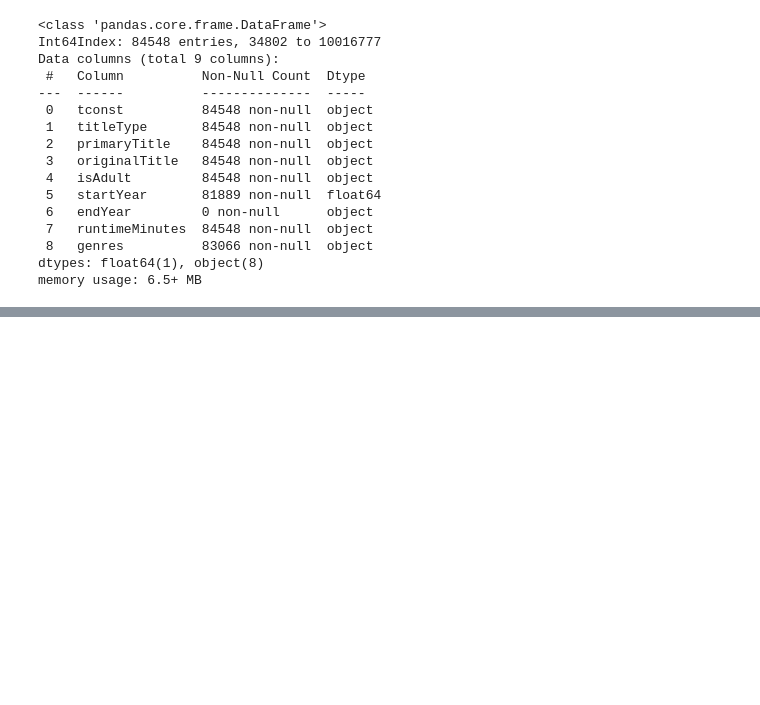
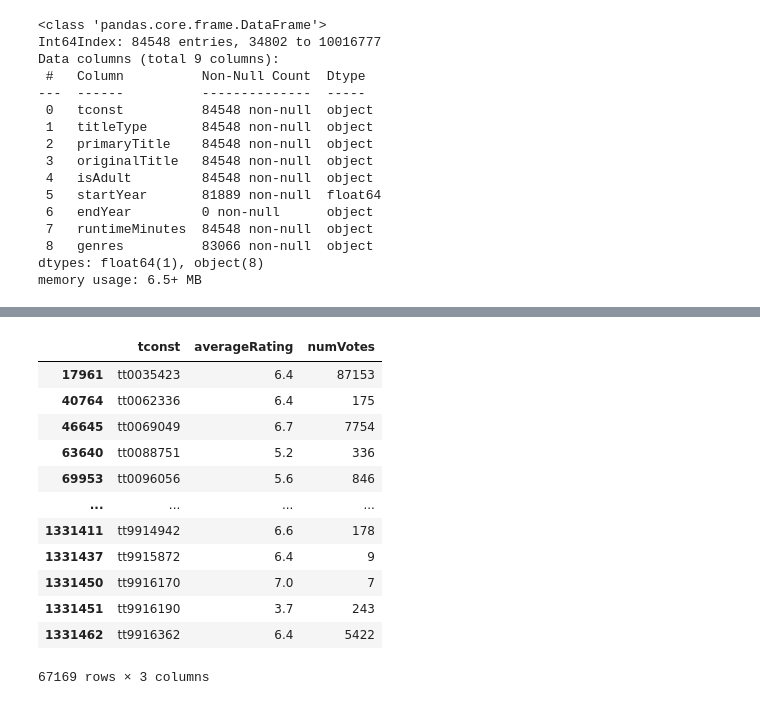
Before and after one commit to donmarcolaureano/Movie-Database, a Jupyter notebook: Movie-Database_Notebook.ipynb, the cells around one changed output, grey strips where cells are left out. Saved outputs shown, nothing was run; the diff lists cells and outputs as text; code cells hidden in the pictures; blank space fills up the shorter version.

```diff
--- a/Movie-Database_Notebook.ipynb
+++ b/Movie-Database_Notebook.ipynb
@@ -340,0 +387,5 @@ basics.to_csv('preprocessed_movie_data.csv')
+# %%
+ratings = ratings.replace({'\\N':np.nan})
+# %%
+filter_basics = ratings['tconst'].isin(basics['tconst'])
+filter_basics
@@ -340,0 +405,17 @@ basics.to_csv('preprocessed_movie_data.csv')
+# %%
+ratings = ratings[filter_basics]
+ratings
+# %% [output]
+|  | tconst | averageRating | numVotes |
+| 17961 | tt0035423 | 6.4 | 87153 |
+| 40764 | tt0062336 | 6.4 | 175 |
+| 46645 | tt0069049 | 6.7 | 7754 |
+| 63640 | tt0088751 | 5.2 | 336 |
+| 69953 | tt0096056 | 5.6 | 846 |
+| ... | ... | ... | ... |
+| 1331411 | tt9914942 | 6.6 | 178 |
+| 1331437 | tt9915872 | 6.4 | 9 |
+| 1331450 | tt9916170 | 7.0 | 7 |
+| 1331451 | tt9916190 | 3.7 | 243 |
+| 1331462 | tt9916362 | 6.4 | 5422 |
+67169 rows × 3 columns
```
Also changed, not shown: parts of 6 cells of this notebook, 3 other files.
